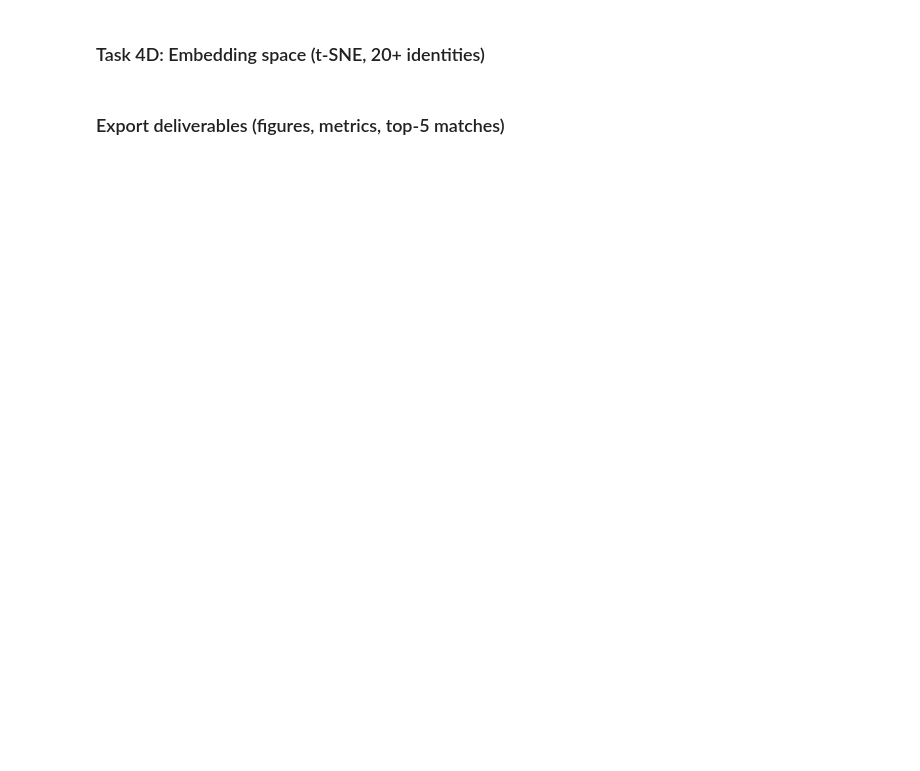
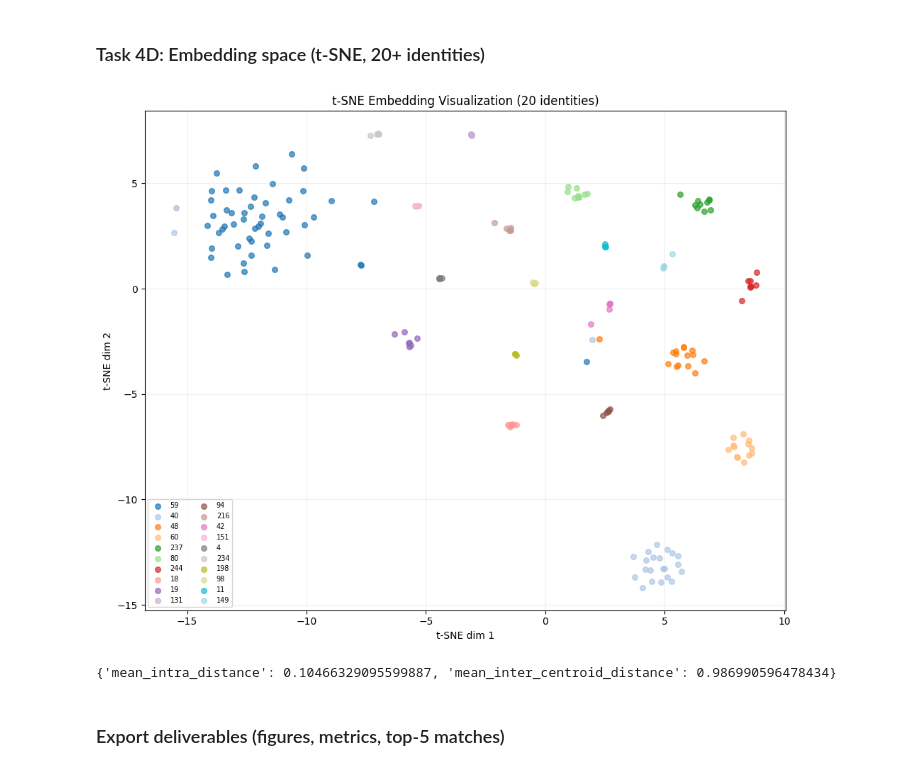
Before and after one commit to aayush2789/dlcv_assignment, a Jupyter notebook: main.ipynb, the cells around one changed output. Cells and saved outputs as stored; diff of their text form; code cells hidden in the pictures; blank space fills up the shorter version.

```diff
--- a/main.ipynb
+++ b/main.ipynb
@@ -363,6 +459,19 @@ plot_challenge_drop(challenge_results, output_path=str(OUT_DIR / "task4c_challen
 # %% [markdown]
 ### Task 4D: Embedding space (t-SNE, 20+ identities)
 # %%
+if "arc_emb" not in globals() or "test_labels" not in globals():
+    if "aligned_test_ds" not in globals():
+        raise NameError("aligned_test_ds is missing. Run the preprocessing and training cells before Task 4D.")
+
+    if "arc_model" not in globals():
+        arc_model = EmbeddingNet(embedding_dim=512)
+        arc_model.load_state_dict(torch.load(OUT_DIR / "arcface_model.pt", map_location=DEVICE))
+        arc_model.to(DEVICE)
+        arc_model.eval()
+
+    arc_emb, arc_lbl = extract_embeddings(arc_model, aligned_test_ds, device=DEVICE)
+    test_labels = arc_lbl
+
 plot_tsne_embeddings(
     embeddings=arc_emb,
     labels=test_labels,
@@ -371,33 +480,36 @@ plot_tsne_embeddings(
 )
 
 # Compactness/separation diagnostics
 from collections import defaultdict
 
 by_id = defaultdict(list)
 for emb, lbl in zip(arc_emb, test_labels):
     by_id[int(lbl)].append(emb)
 
 intra = []
 centroids = {}
 for k, vals in by_id.items():
     arr = np.vstack(vals)
     c = arr.mean(axis=0)
     c = c / (np.linalg.norm(c) + 1e-9)
     centroids[k] = c
     if len(arr) > 1:
         sims = arr @ c
         intra.append(float(1.0 - sims.mean()))
 
 keys = list(centroids.keys())
 inter = []
 for i in range(len(keys)):
     for j in range(i + 1, len(keys)):
         inter.append(float(1.0 - np.dot(centroids[keys[i]], centroids[keys[j]])))
 
 print({
     "mean_intra_distance": float(np.mean(intra)) if intra else None,
     "mean_inter_centroid_distance": float(np.mean(inter)) if inter else None,
 })
+# %% [output]
+[figure, added]
+{'mean_intra_distance': 0.10466329095599887, 'mean_inter_centroid_distance': 0.986990596478434}
 # %% [markdown]
 ### Export deliverables (figures, metrics, top-5 matches)
 # %%
```
Also changed, not shown: parts of 11 cells of this notebook, 14 other files.
